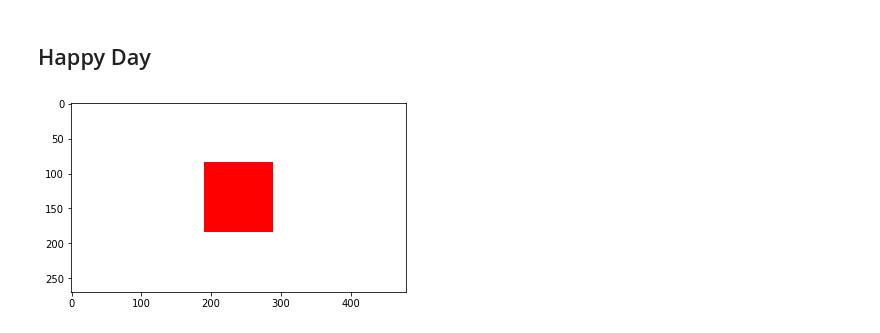
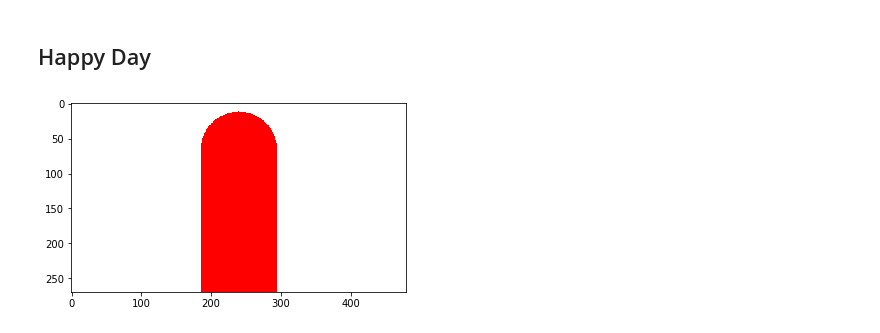
Before and after one commit to yingshaoxo/numpyworld, a Jupyter notebook: Example.ipynb, the cells around one changed output. Cells and saved outputs as stored; diff of their text form; code cells hidden in the pictures.

```diff
--- a/Example.ipynb
+++ b/Example.ipynb
@@ -377,17 +377,31 @@ Moviepy - video ready __temp__.mp4
 # %%
 from numpyworld import World
 import numpy as np
 import math
 import random
 
 width = 1920 // 4
 height = 1080 // 4
 
-world = World(width=width, height=height, background_color=(255,255,255,0))
+world = World(width=width, height=height, background_color=(0,0,0,0))
 world.enable_jupyter_notebook_mode()
-cube = world.create_an_object(np.ones((100,100,1)), color=(255,0,0))
-world.draw(cube, center_position=(width//2, height//2))
+#world.disable_jupyter_notebook_mode()
+
+line_width = int(width / 1.8)
+a_line = world.create_an_object(np.ones((line_width,line_width,1)), color=(0,0,0,0))
+center_x = line_width // 2
+center_y = line_width // 2
+radius = line_width // 5
+range_ = line_width // 100
+for y in range(line_width):
+    for x in range(line_width):
+        distance = math.sqrt(math.pow((center_x - x), 2) + math.pow((center_y - y), 2))
+        if radius <= distance <= radius + range_:
+            a_line.draw_a_point(x, y, (255, 0, 0, 255))
+
+for y in range(height):
+    world.draw(a_line.image[:center_y, :], center_position=(width//2, y))
 
 world.show()
 # %% [output]
-[figure, old version]
+[figure, new version]
```
Also changed, not shown: parts of 4 cells of this notebook, 1 other file.
